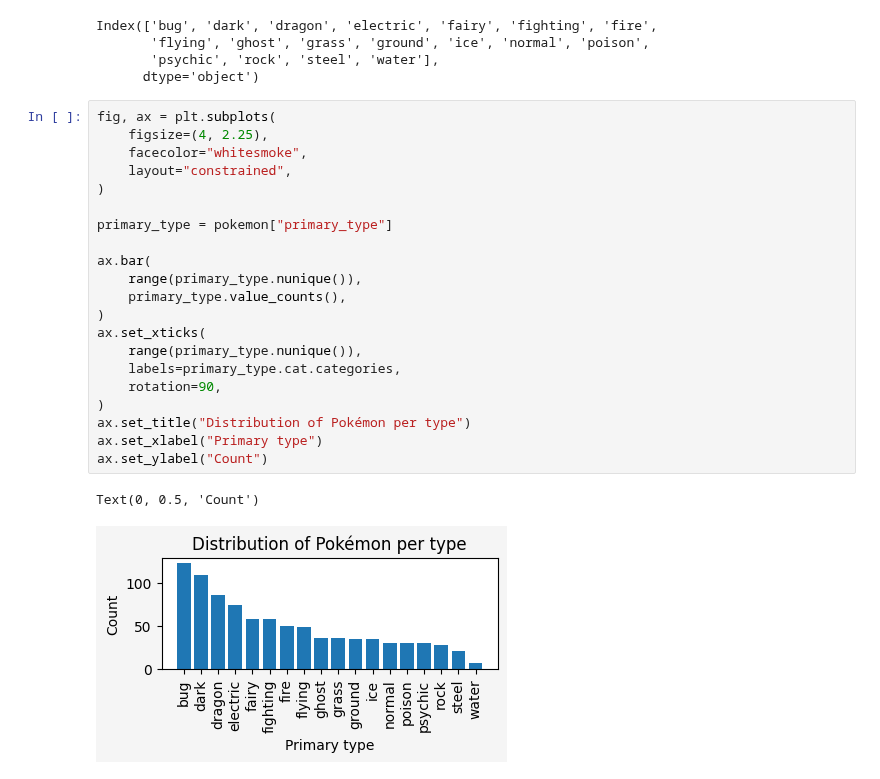
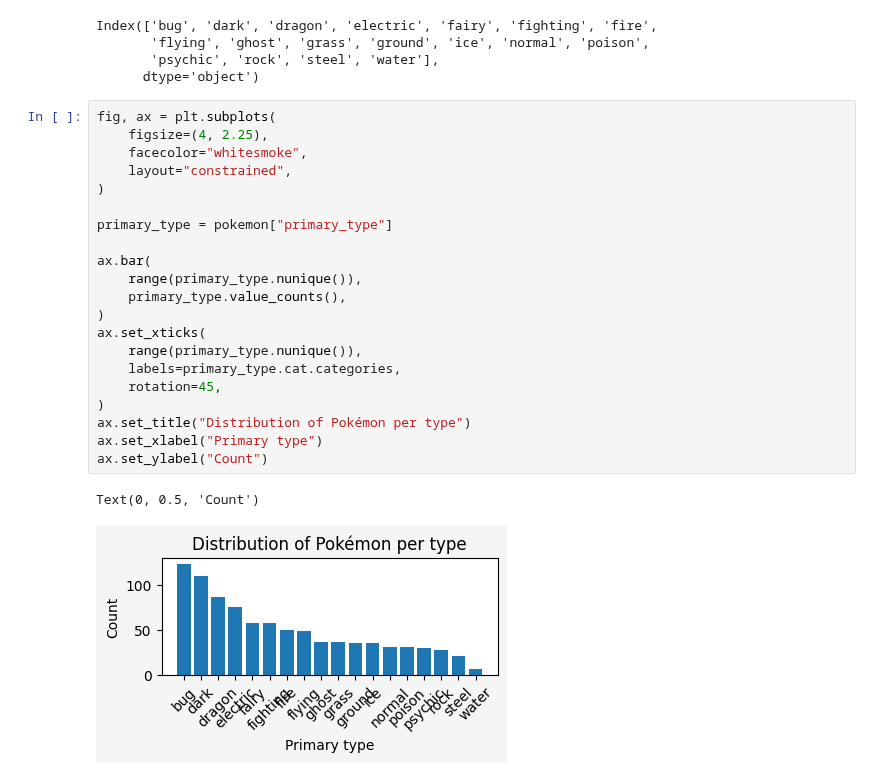
Before and after one commit to NicoleSchwartz/20241505-tutorial-pandas-matplotlib, a Jupyter notebook: tutorial.ipynb, the cells around one changed output. Saved outputs shown, nothing was run; the diff lists cells and outputs as text.

```diff
--- a/tutorial.ipynb
+++ b/tutorial.ipynb
@@ -757,24 +757,24 @@ Index(['bug', 'dark', 'dragon', 'electric', 'fairy', 'fighting', 'fire',
 # %%
 fig, ax = plt.subplots(
     figsize=(4, 2.25),
     facecolor="whitesmoke",
     layout="constrained",
 )
 
 primary_type = pokemon["primary_type"]
 
 ax.bar(
     range(primary_type.nunique()),
     primary_type.value_counts(),
 )
 ax.set_xticks(
     range(primary_type.nunique()),
     labels=primary_type.cat.categories,
-    rotation=90,
+    rotation=45,
 )
 ax.set_title("Distribution of Pokémon per type")
 ax.set_xlabel("Primary type")
 ax.set_ylabel("Count")
 # %% [output]
 Text(0, 0.5, 'Count')
-[figure, old version]
+[figure, new version]
```
